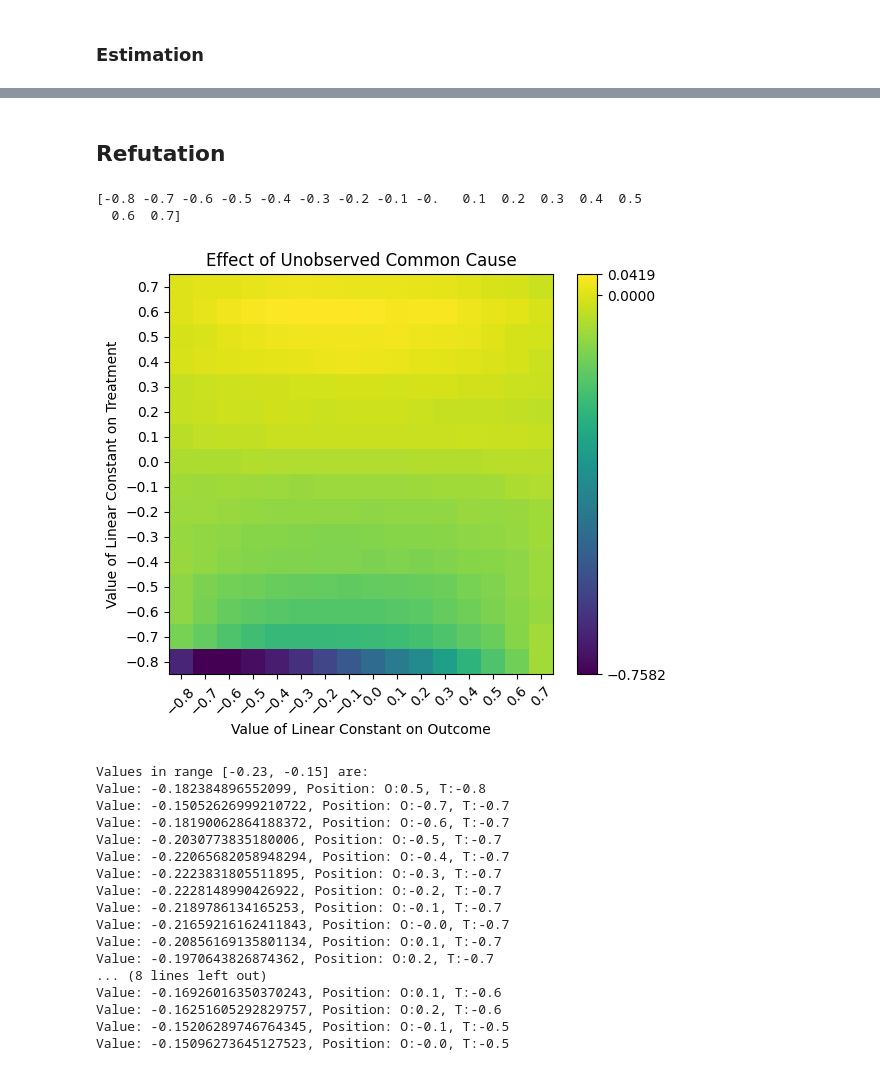
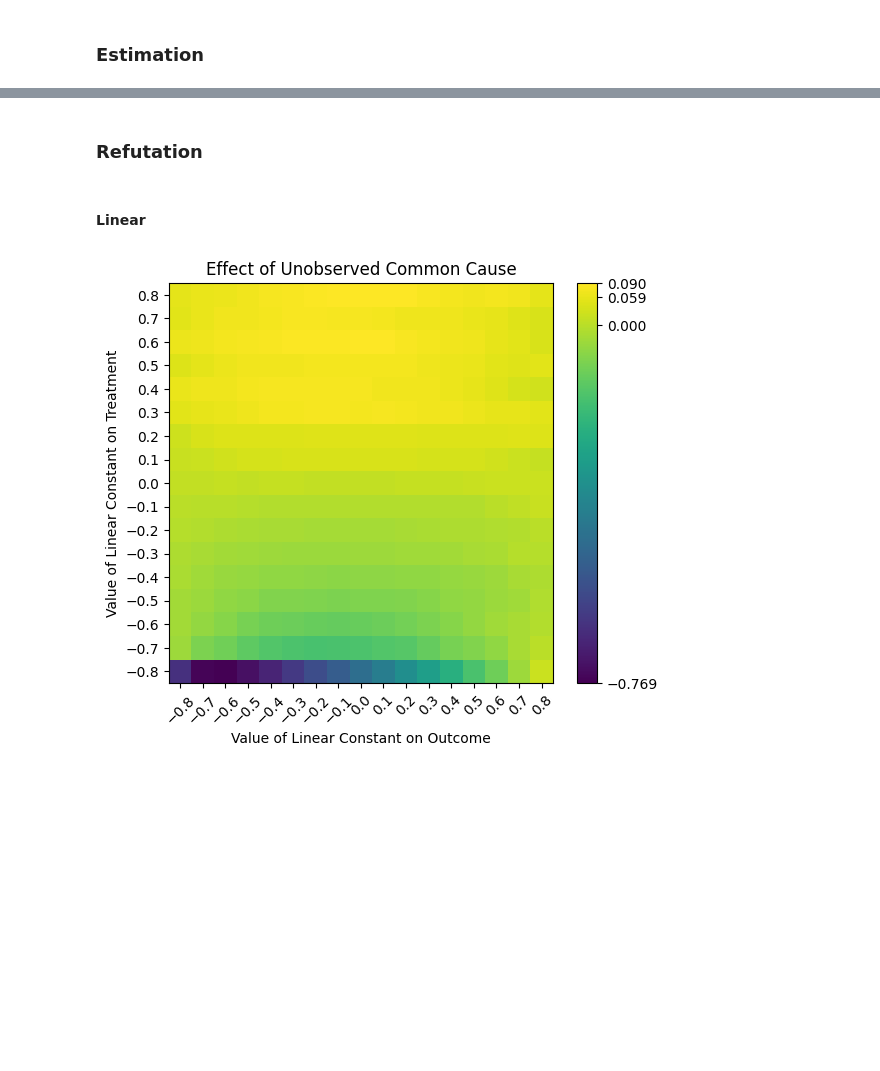
Before and after one commit to Causal-Inference-Group-C4AI/tests, a Jupyter notebook: notebooks/CausalModel/sensitivity_analysis.ipynb, the cells around one changed output, grey strips where cells are left out. Drawn from its saved outputs; the diff is of its cells as text; code cells hidden in the pictures; blank space fills up the shorter version.

```diff
--- a/notebooks/CausalModel/sensitivity_analysis.ipynb
+++ b/notebooks/CausalModel/sensitivity_analysis.ipynb
@@ -95,49 +98,21 @@ Mean value: 0.23544231631810425
 p-value: [6.2290416e-14]
 95.0% confidence interval: [[0.17474776 0.29613687]]
 # %% [markdown]
-## Refutation
+### Refutation
+# %% [markdown]
+#### Linear
 # %%
 # Step 4: Refute (sensitivity analysis)
-strength_list = np.arange(-0.8, 0.8, 0.1).round(1)
-print(strength_list)
+strength_list = np.arange(-0.8, 0.9, 0.1).round(1)
 
 ref = model.refute_estimate(
     identified_estimand,
     estimate,
     method_name="add_unobserved_common_cause",
     confounders_effect_on_treatment="linear",
     confounders_effect_on_outcome="linear",
     effect_strength_on_treatment=strength_list,
     effect_strength_on_outcome=strength_list
 )
-
-# Find values in the range [-0.23, -0.15]
-matrix = ref.new_effect_array
-values_in_range = np.where((matrix >= -0.23) & (matrix <= -0.15))
-values = matrix[values_in_range]
-positions = list(zip(values_in_range[0], values_in_range[1]))
-print(f"Values in range [-0.23, -0.15] are:")
-for value, pos in zip(values, positions):
-    pos = list(map(lambda pos: strength_list[pos], pos))
-    print(f"Value: {value}, Position: O:{pos[1]}, T:{pos[0]}")
 # %% [output]
-[-0.8 -0.7 -0.6 -0.5 -0.4 -0.3 -0.2 -0.1 -0.   0.1  0.2  0.3  0.4  0.5
-  0.6  0.7]
-[figure, old version]
+[figure, new version]
-Values in range [-0.23, -0.15] are:
-Value: -0.182384896552099, Position: O:0.5, T:-0.8
-Value: -0.15052626999210722, Position: O:-0.7, T:-0.7
-Value: -0.18190062864188372, Position: O:-0.6, T:-0.7
-Value: -0.2030773835180006, Position: O:-0.5, T:-0.7
-Value: -0.22065682058948294, Position: O:-0.4, T:-0.7
-Value: -0.2223831805511895, Position: O:-0.3, T:-0.7
-Value: -0.2228148990426922, Position: O:-0.2, T:-0.7
-Value: -0.2189786134165253, Position: O:-0.1, T:-0.7
-Value: -0.21659216162411843, Position: O:-0.0, T:-0.7
-Value: -0.20856169135801134, Position: O:0.1, T:-0.7
-Value: -0.1970643826874362, Position: O:0.2, T:-0.7
-... (8 lines left out)
-Value: -0.16926016350370243, Position: O:0.1, T:-0.6
-Value: -0.16251605292829757, Position: O:0.2, T:-0.6
-Value: -0.15206289746764345, Position: O:-0.1, T:-0.5
-Value: -0.15096273645127523, Position: O:-0.0, T:-0.5
```
Also changed, not shown: parts of 22 cells of this notebook.
